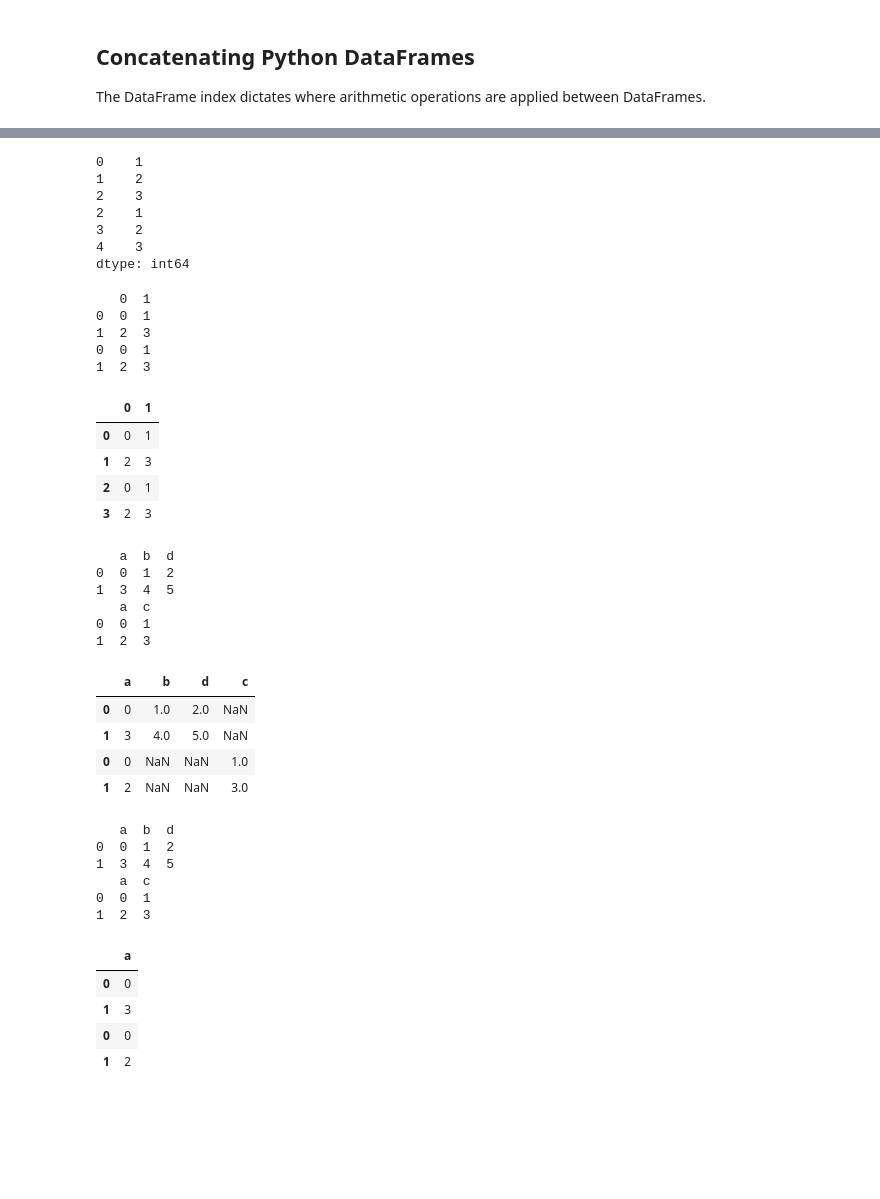
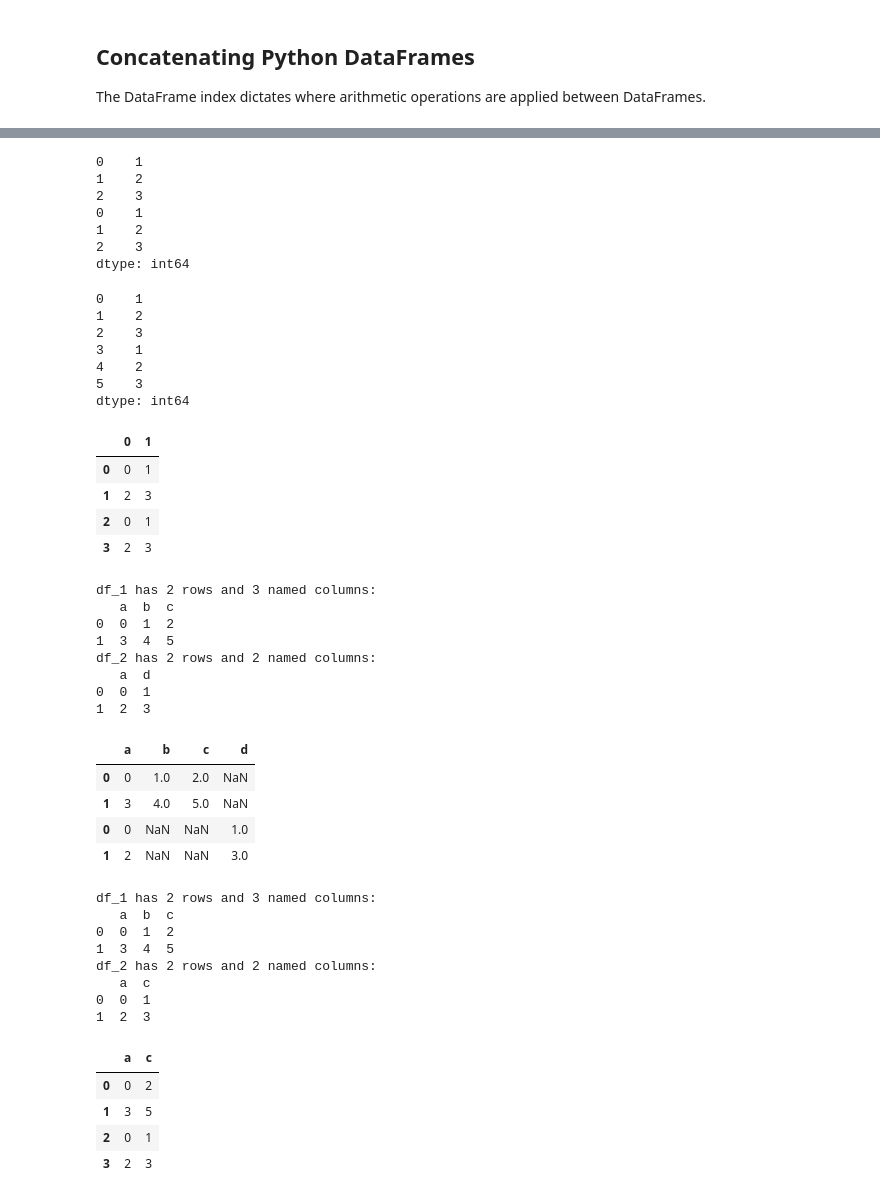
Before and after one commit to erikaduan/python_data_science_tips, a Jupyter notebook: 03_notebooks/03_Python-data-structures.ipynb, the cells around one changed output, grey strips where cells are left out. Cells and saved outputs as stored; diff of their text form; code cells hidden in the pictures; blank space fills up the shorter version.

```diff
--- a/03_notebooks/03_Python-data-structures.ipynb
+++ b/03_notebooks/03_Python-data-structures.ipynb
@@ -896,9 +999,9 @@ The concatenation of Pandas Series and DataFrames follows some simple rules:
 + We can also use `concat()` in combination with the argument `join = ...` to only keep DataFrame values that are present in both DataFrames.
 + Advanced methods for combining DataFrames are preferrable and can be accessed via `join()` and `merge()`.
 # %%
-#-----example 1-----
+#-----example 1.1-----
 series_1 = pd.Series([1, 2, 3], index = [0, 1, 2])
-series_2 = pd.Series([1, 2, 3], index = [2, 3, 4])
+series_2 = pd.Series([1, 2, 3], index = [0, 1, 2])
 
 pd.concat([series_1, series_2])
 
@@ -907,24 +1010,32 @@ pd.concat([series_1, series_2])
 0    1
 1    2
 2    3
-2    1
-3    2
-4    3
+0    1
+1    2
+2    3
 dtype: int64
+# %%
+#-----example 1.2-----
+pd.concat([series_1, series_2]).reset_index(drop = True)
+
+# two series are concatenated and the original index is reset but not saved as a new column
+# %% [output]
+0    1
+1    2
+2    3
+3    1
+4    2
+5    3
+dtype: int64
 # %%
 #-----example 2-----
 df_1 = pd.DataFrame(np.arange(4).reshape(2, 2)) # numbers filled from left to right by row
 df_2 = pd.DataFrame(np.arange(4).reshape(2, 2))
 
-print(pd.concat([df_1, df_2])) # retains original duplicate indexes from df_1 and df_2
+pd.concat([df_1, df_2], ignore_index = True)
 
-pd.concat([df_1, df_2], ignore_index = True) # resets the DataFrame index
+# setting the argument to ignore_index = True also resets the DataFrame index
 # %% [output]
-   0  1
-0  0  1
-1  2  3
-0  0  1
-1  2  3
 |  | 0 | 1 |
 | 0 | 0 | 1 |
 | 1 | 2 | 3 |
@@ -932,43 +1043,51 @@ pd.concat([df_1, df_2], ignore_index = True) # resets the DataFrame index
 | 3 | 2 | 3 |
 # %%
 #-----example 3-----
-df_1 = pd.DataFrame(np.arange(6).reshape(2, 3), columns = ['a', 'b', 'd'])
-df_2 = pd.DataFrame(np.arange(4).reshape(2, 2), columns = ['a', 'c'])
+df_1 = pd.DataFrame(np.arange(6).reshape(2, 3), columns = ['a', 'b', 'c'])
+df_2 = pd.DataFrame(np.arange(4).reshape(2, 2), columns = ['a', 'd'])
 
-print(df_1)
-print(df_2)
+print("df_1 has 2 rows and 3 named columns: \n{}".format(df_1))
+print("df_2 has 2 rows and 2 named columns: \n{}".format(df_2))
 
 pd.concat([df_1, df_2])
+
+# note that DataFrames are concatenated via matching column names
 # %% [output]
-   a  b  d
+df_1 has 2 rows and 3 named columns:
+   a  b  c
 0  0  1  2
 1  3  4  5
-   a  c
+df_2 has 2 rows and 2 named columns:
+   a  d
 0  0  1
 1  2  3
-|  | a | b | d | c |
+|  | a | b | c | d |
 | 0 | 0 | 1.0 | 2.0 | NaN |
 | 1 | 3 | 4.0 | 5.0 | NaN |
 | 0 | 0 | NaN | NaN | 1.0 |
 | 1 | 2 | NaN | NaN | 3.0 |
 # %%
 #-----example 4-----
-df_1 = pd.DataFrame(np.arange(6).reshape(2, 3), columns = ['a', 'b', 'd'])
+df_1 = pd.DataFrame(np.arange(6).reshape(2, 3), columns = ['a', 'b', 'c'])
 df_2 = pd.DataFrame(np.arange(4).reshape(2, 2), columns = ['a', 'c'])
 
-print(df_1)
-print(df_2)
+print("df_1 has 2 rows and 3 named columns: \n{}".format(df_1))
+print("df_2 has 2 rows and 2 named columns: \n{}".format(df_2))
 
-pd.concat([df_1, df_2], join = 'inner') # join = 'outer' is the default option
+pd.concat([df_1, df_2], join = 'inner', ignore_index = True)
+
+# join = 'inner' only returns columns that are present in both df_1 and df_2
 # %% [output]
-   a  b  d
+df_1 has 2 rows and 3 named columns:
+   a  b  c
 0  0  1  2
 1  3  4  5
+df_2 has 2 rows and 2 named columns:
    a  c
 0  0  1
 1  2  3
-|  | a |
-| 0 | 0 |
-| 1 | 3 |
-| 0 | 0 |
-| 1 | 2 |
+|  | a | c |
+| 0 | 0 | 2 |
+| 1 | 3 | 5 |
+| 2 | 0 | 1 |
+| 3 | 2 | 3 |
```
Also changed, not shown: parts of 88 cells of this notebook, 4 other files.
